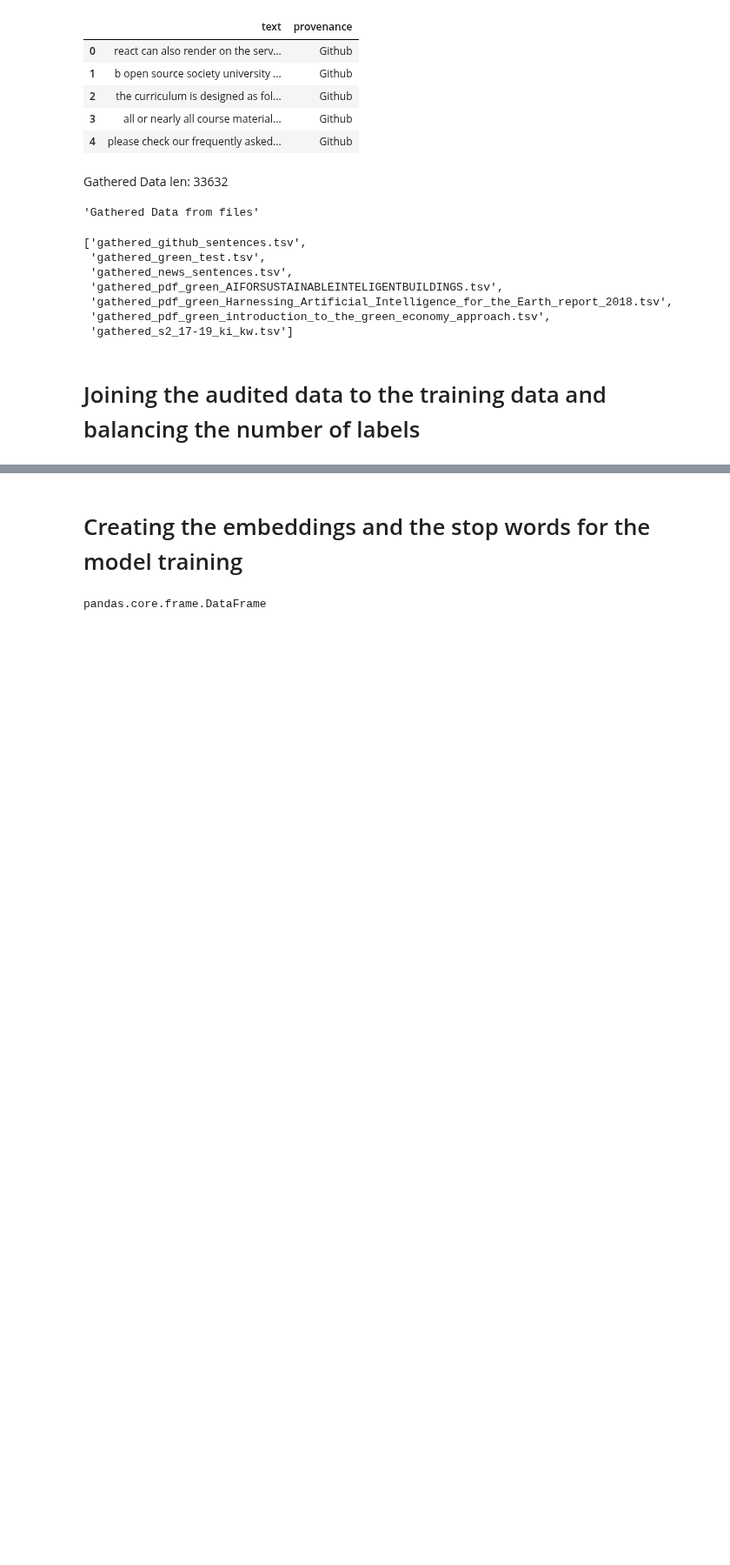
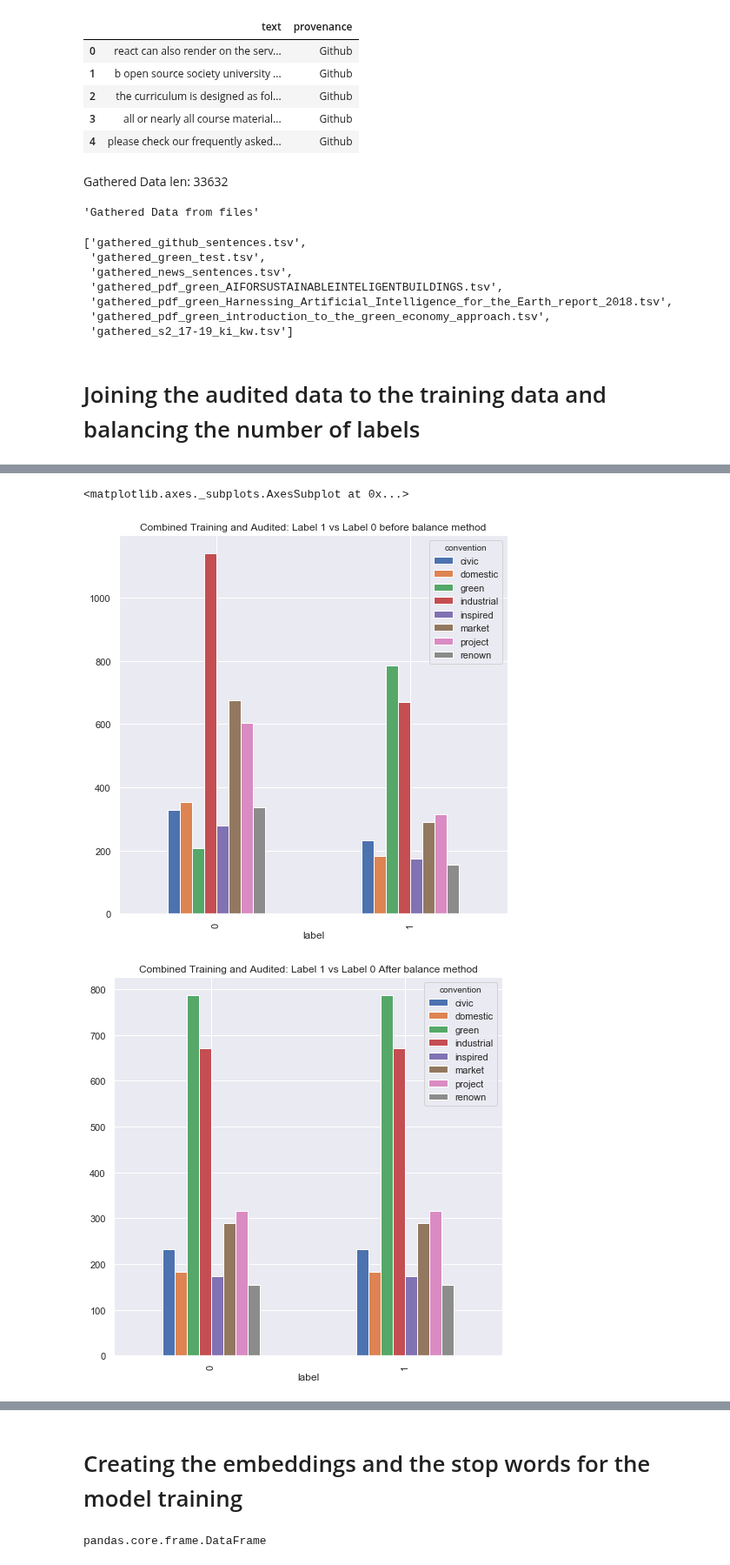
Before and after one commit to aideenf/AIVC, a Jupyter notebook: cp_wssc/Models training experiments.ipynb, the cells around one changed output, grey strips where cells are left out. Shown at 87% size. Saved outputs shown, nothing was run; the diff lists cells and outputs as text; code cells hidden in the pictures; blank space fills up the shorter version.

Commit message:
added some plots to review data
various plots added to Model training experiments

```diff
--- a/cp_wssc/Models training experiments.ipynb
+++ b/cp_wssc/Models training experiments.ipynb
@@ -273,0 +274,21 @@ Files Merged and Saved!!
+# %%
+#Note there is a helper method "save_plot(....)"" which can be used to save these to GIT if requires
+
+cross_tab_before.plot(kind='bar', figsize=(8, 8), title="Combined Training and Audited: Label 1 vs Label 0 before balance method")
+cross_tab_after.plot(kind='bar', figsize=(8, 8), title ="Combined Training and Audited: Label 1 vs Label 0 After balance method")
+
+cross_tab_audit_only = pd.crosstab(audited_data_df['label'],audited_data_df['convention'])
+cross_tab_audit_only.plot(kind='bar', figsize=(8, 8), title ="Auditd Data only: Label 1 vs Label 0")
+
+cross_tab_training_only = pd.crosstab(training_df['label'],training_df['convention'])
+cross_tab_training_only.plot(kind='bar', figsize=(8, 8), title ="Original Training Data only: Label 1 vs Label 0")
+
+cross_tab_new_training_data_df_conv = pd.crosstab(new_training_data_df['convention'], new_training_data_df['convention'].count())
+cross_tab_new_training_data_df_conv.plot(kind='bar', figsize=(8, 8), title ="Combined Training and Audited: Convention count")
+
+cross_tab_gathered = pd.crosstab(gathered_conventions_df['provenance'],gathered_conventions_df['provenance'].count())
+cross_tab_gathered.plot(kind='bar', figsize=(8, 8), title ="Gathered Data Provenance count")
+# %% [output]
+<matplotlib.axes._subplots.AxesSubplot at 0x...>
+[figure, added]
+[figure, added]
```
Also changed, not shown: parts of 6 cells of this notebook, 1 other file.
